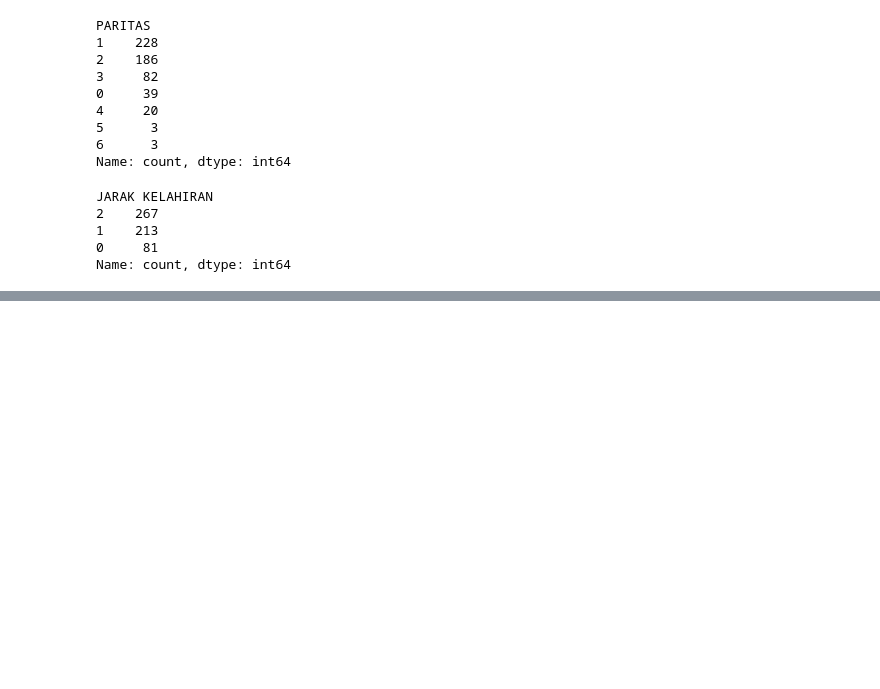
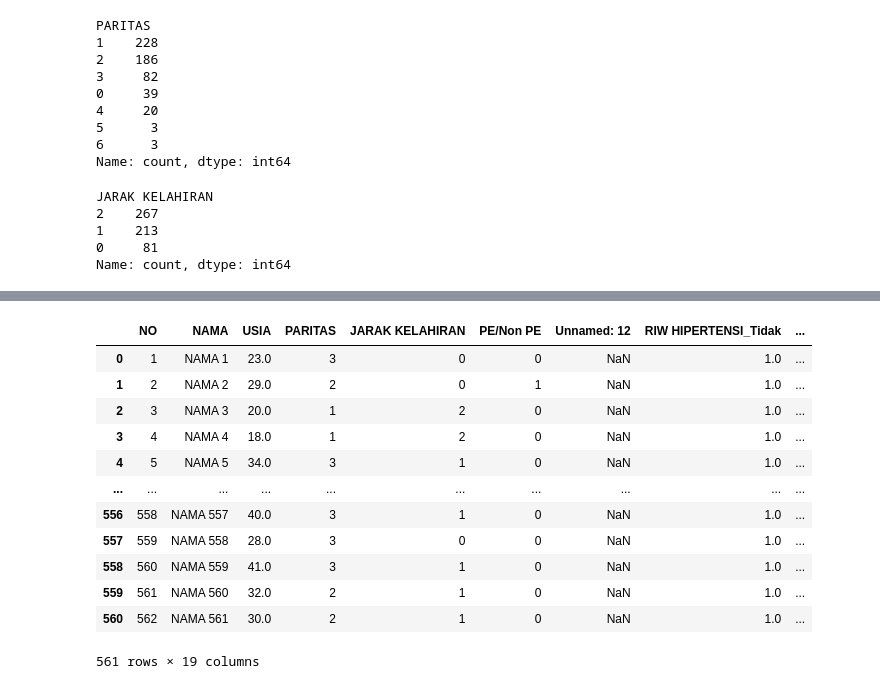
Before and after one commit to DheaSabillaa/DM-Minggu1, a Jupyter notebook: Tugas2/Tugas2.ipynb, the cells around one changed output, grey strips where cells are left out. Cells and saved outputs as stored; diff of their text form; code cells hidden in the pictures; blank space fills up the shorter version.

```diff
--- a/Tugas2/Tugas2.ipynb
+++ b/Tugas2/Tugas2.ipynb
@@ -447,3 +447,5 @@ one_hot_df = pd.DataFrame(one_hot_encoded, columns=one_hot_columns)
 
 # Gabungkan dengan DataFrame asli (atau gantikan kolom asli)
 datasets = pd.concat([datasets.drop('SOSEK RENDAH', axis=1), one_hot_df], axis=1)
+# %%
+datasets['PE/Non PE'] = label_encoder.fit_transform(datasets['PE/Non PE'])
@@ -449,0 +481,16 @@ datasets = pd.concat([datasets.drop('SOSEK RENDAH', axis=1), one_hot_df], axis=1
+# %%
+datasets
+# %% [output]
+|  | NO | NAMA | USIA | PARITAS | JARAK KELAHIRAN | PE/Non PE | Unnamed: 12 | RIW HIPERTENSI_Tidak | ... |
+| 0 | 1 | NAMA 1 | 23.0 | 3 | 0 | 0 | NaN | 1.0 | ... |
+| 1 | 2 | NAMA 2 | 29.0 | 2 | 0 | 1 | NaN | 1.0 | ... |
+| 2 | 3 | NAMA 3 | 20.0 | 1 | 2 | 0 | NaN | 1.0 | ... |
+| 3 | 4 | NAMA 4 | 18.0 | 1 | 2 | 0 | NaN | 1.0 | ... |
+| 4 | 5 | NAMA 5 | 34.0 | 3 | 1 | 0 | NaN | 1.0 | ... |
+| ... | ... | ... | ... | ... | ... | ... | ... | ... | ... |
+| 556 | 558 | NAMA 557 | 40.0 | 3 | 1 | 0 | NaN | 1.0 | ... |
+| 557 | 559 | NAMA 558 | 28.0 | 3 | 0 | 0 | NaN | 1.0 | ... |
+| 558 | 560 | NAMA 559 | 41.0 | 3 | 1 | 0 | NaN | 1.0 | ... |
+| 559 | 561 | NAMA 560 | 32.0 | 2 | 1 | 0 | NaN | 1.0 | ... |
+| 560 | 562 | NAMA 561 | 30.0 | 2 | 1 | 0 | NaN | 1.0 | ... |
+561 rows × 19 columns
```
Also changed, not shown: parts of 3 cells of this notebook.
